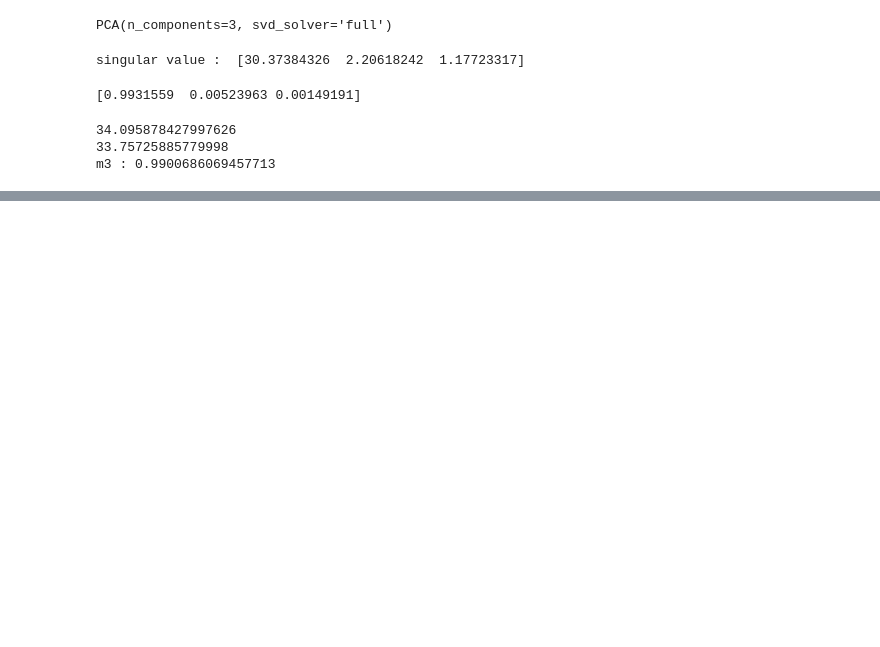
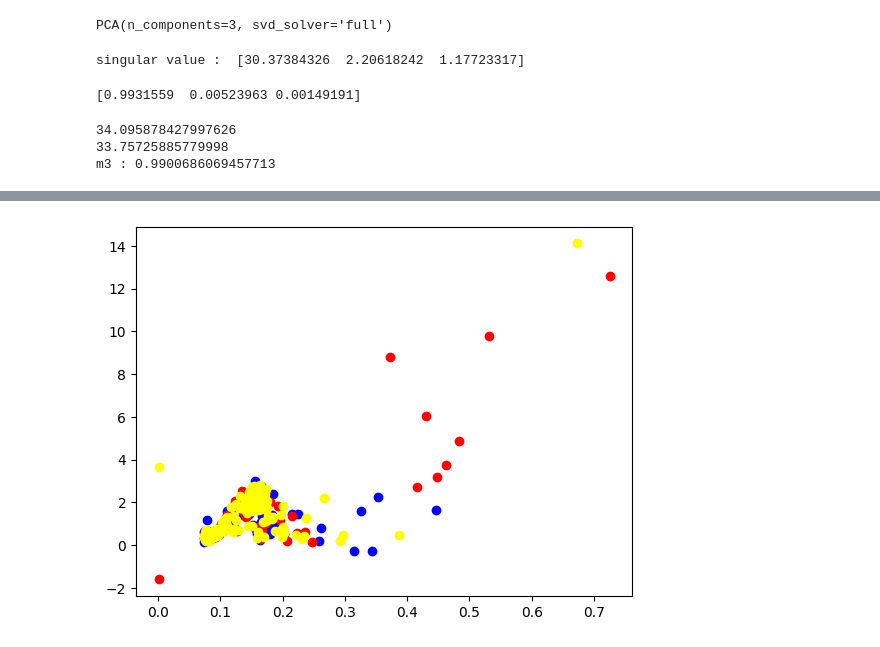
Before and after one commit to BrianCheng-TheLegend/2023_ArtificialIntelligence, a Jupyter notebook: IOT_hw3/IMS_bearing_data.ipynb, the cells around one changed output, grey strips where cells are left out. Cells and saved outputs as stored; diff of their text form; code cells hidden in the pictures; blank space fills up the shorter version.

```diff
--- a/IOT_hw3/IMS_bearing_data.ipynb
+++ b/IOT_hw3/IMS_bearing_data.ipynb
@@ -86,0 +137,11 @@ m3 : 0.9900686069457713
+# %%
+path, dirs, files = next(os.walk("./IMS_data/"))
+b_x=[]
+for file in files:
+    data = pd.read_csv('./IMS_data/'+file, sep = '\t',
+                       names = ['ch1', 'ch2', 'ch3', 'ch4'])
+    ch1 = data.ch1.values
+    sd = np.std(ch1)
+    ku = kurtosis(ch1)
+    b_x.append([sd, ku])
+b_x_array = np.asarray(b_x)
@@ -86,0 +150,8 @@ m3 : 0.9900686069457713
+# %%
+N = len(b_x_array)
+plt.scatter(b_x_array[:N//3, 0], b_x_array[:N//3, 1], c='blue')
+plt.scatter(b_x_array[N//3:2*N//3, 0], b_x_array[N//3:2*N//3, 1], c='red')
+plt.scatter(b_x_array[2*N//3:, 0], b_x_array[2*N//3:, 1], c='yellow')
+plt.show()
+# %% [output]
+[figure, added]
```
Also changed, not shown: parts of 15 cells of this notebook.
